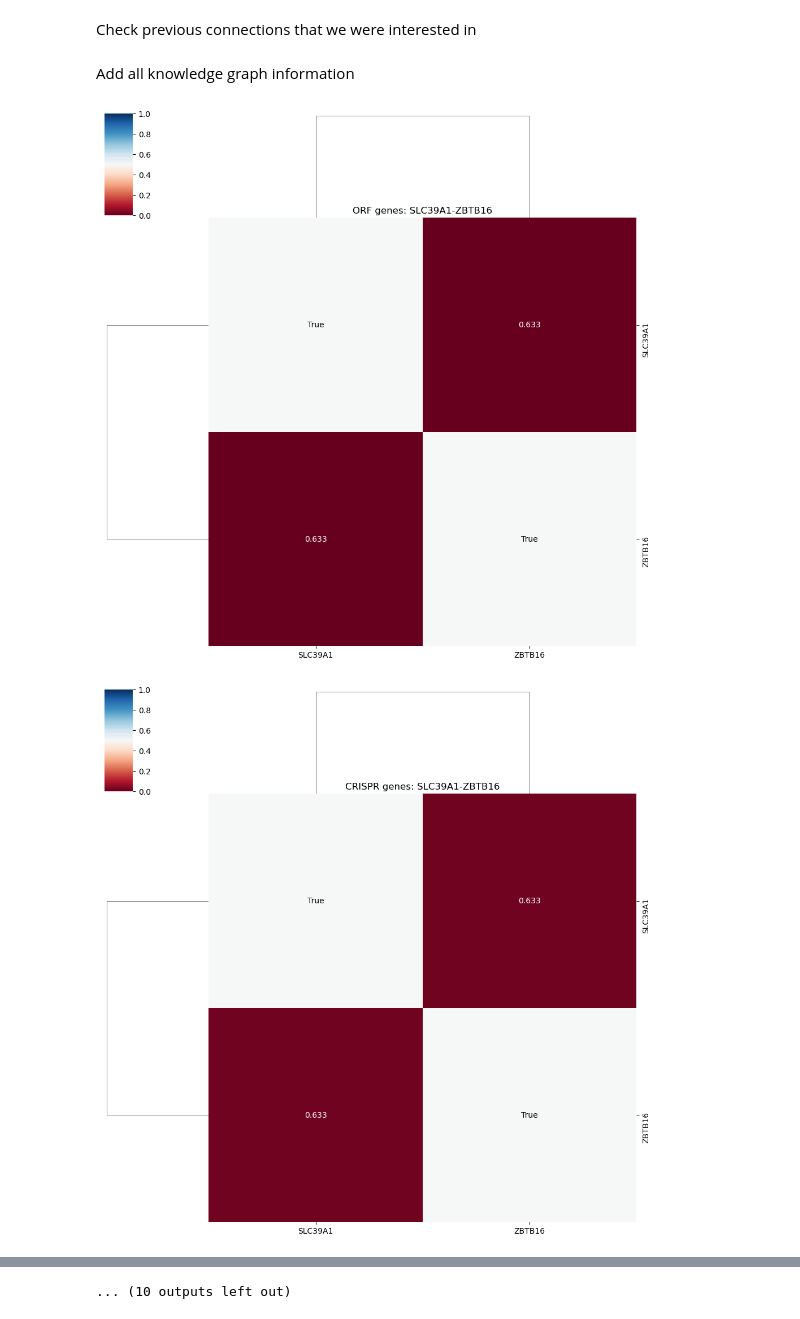
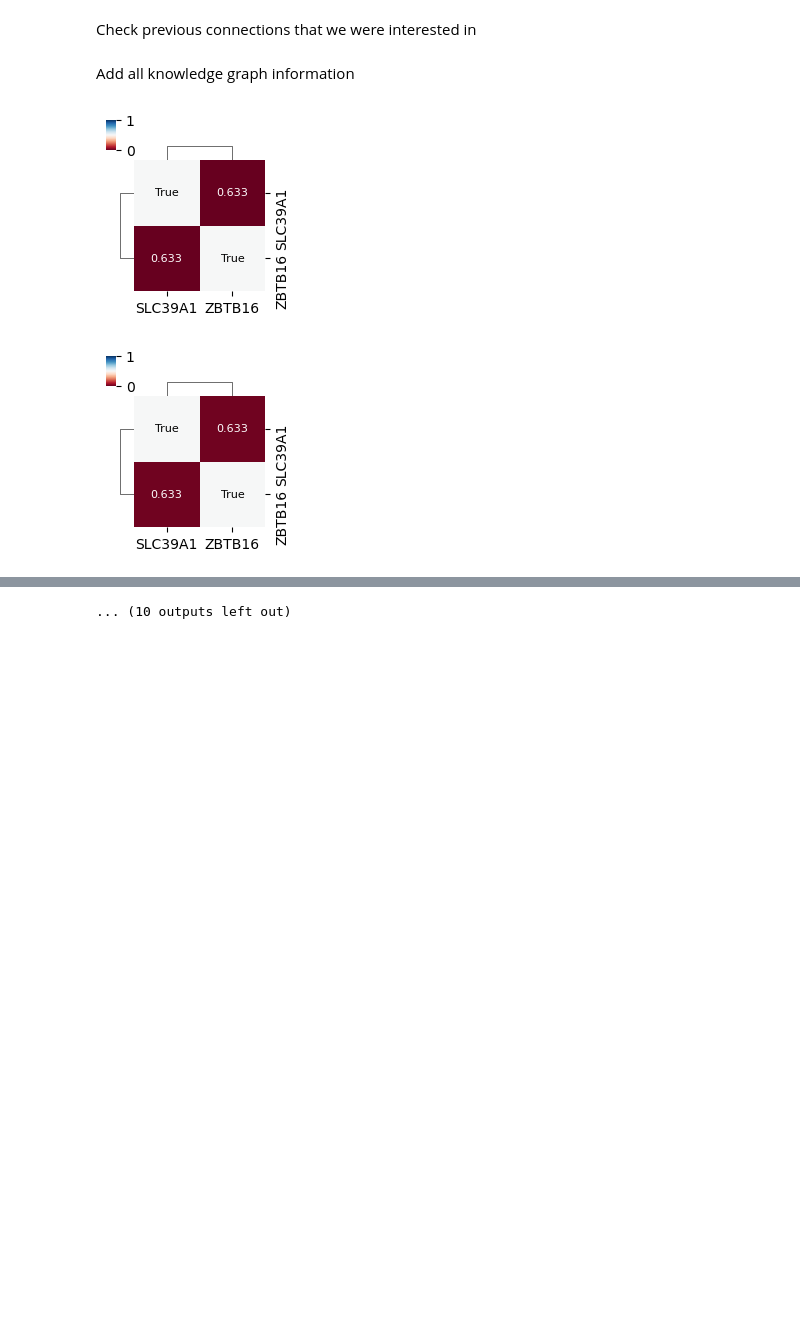
Before and after one commit to jump-cellpainting/2024_Chandrasekaran_Morphmap, a Jupyter notebook: 07.compute-cosine-similarities/05.check-connections.ipynb, the cells around one changed output, grey strips where cells are left out. Saved outputs shown, nothing was run; the diff lists cells and outputs as text; code cells hidden in the pictures; blank space fills up the shorter version.

Commit message:
Fix heatmap

```diff
--- a/07.compute-cosine-similarities/05.check-connections.ipynb
+++ b/07.compute-cosine-similarities/05.check-connections.ipynb
@@ -302,16 +302,22 @@ for genes in previous_gene_lists:
         index=genes,
     ).fillna(False)
 
+    ### Plot
+
+    n_row = orf_df.shape[0]
+    n_col = orf_df.shape[1]
+    fig_width = n_row * 0.5 + 1
+    fig_height = n_col * 0.5 + 1
+
     g = sns.clustermap(
         orf_df,
         cmap="RdBu",
         vmin=0,
         vmax=1,
+        dendrogram_ratio=(0.1, 0.1),
+        figsize=(fig_width, fig_height),
+        cbar_pos=(0.01, 0.9, 0.05, 0.15),
     )
-
-    ### Plot
-
-    g.ax_heatmap.set_title(f"ORF genes: {gene_names}")
 
     clustermap_df = g.data2d
 
@@ -334,44 +340,51 @@ for genes in previous_gene_lists:
                 if clustermap_df.values[i, j] > 0.75 or clustermap_df.values[i, j] < 0.25
                 else "black"
             )
-            g.ax_heatmap.text(x, y, text, ha="center", va="center", color=text_color)
+            g.ax_heatmap.text(x, y, text, ha="center", va="center", color=text_color, fontdict={"size": 8})
 
     plt.savefig(f"figures/ORF-connections-{gene_names}.png", dpi=300)
     plt.savefig(f"figures/ORF-connections-{gene_names}.svg", dpi=300)
+
+    n_row = orf_df.shape[0]
+    n_col = orf_df.shape[1]
+    fig_width = n_row * 0.5 + 1
+    fig_height = n_col * 0.5 + 1
 
     g = sns.clustermap(
         crispr_df,
         cmap="RdBu",
         vmin=0,
         vmax=1,
+        dendrogram_ratio=(0.1, 0.1),
+        figsize=(fig_width, fig_height),
+        cbar_pos=(0.01, 0.9, 0.05, 0.15),
     )
-    g.ax_heatmap.set_title(f"CRISPR genes: {gene_names}")
 
     clustermap_df = g.data2d
 
     for i in range(len(clustermap_df)):
         for j in range(len(clustermap_df.columns)):
             gene_1 = clustermap_df.index[i]
             gene_2 = clustermap_df.columns[j]
             crispr_kg_gene_pair = crispr_kg_df.loc[gene_1, gene_2]
             if gene_1 == gene_2 and crispr_kg_gene_pair == 1.0:
                 text = "True"
             elif gene_1 == gene_2 and crispr_kg_gene_pair != 1.0:
                 text = "False"
             else:
                 text = f"{crispr_kg_gene_pair}"
             x = j + 0.5  # Center the text horizontally
             y = i + 0.5  # Center the text vertically
 
             text_color = (
                 "white"
                 if clustermap_df.values[i, j] > 0.75 or clustermap_df.values[i, j] < 0.25
                 else "black"
             )
-            g.ax_heatmap.text(x, y, text, ha="center", va="center", color=text_color)
+            g.ax_heatmap.text(x, y, text, ha="center", va="center", color=text_color, fontdict={"size": 8})
 
     plt.savefig(f"figures/CRISPR-connections-{gene_names}.png", dpi=300)
     plt.savefig(f"figures/CRISPR-connections-{gene_names}.svg", dpi=300)
 # %% [output]
-[figure, old version]
+[figure, new version]
-[figure, old version]
+[figure, new version]
```
Also changed, not shown: parts of 1 cell of this notebook, 46 other files.
